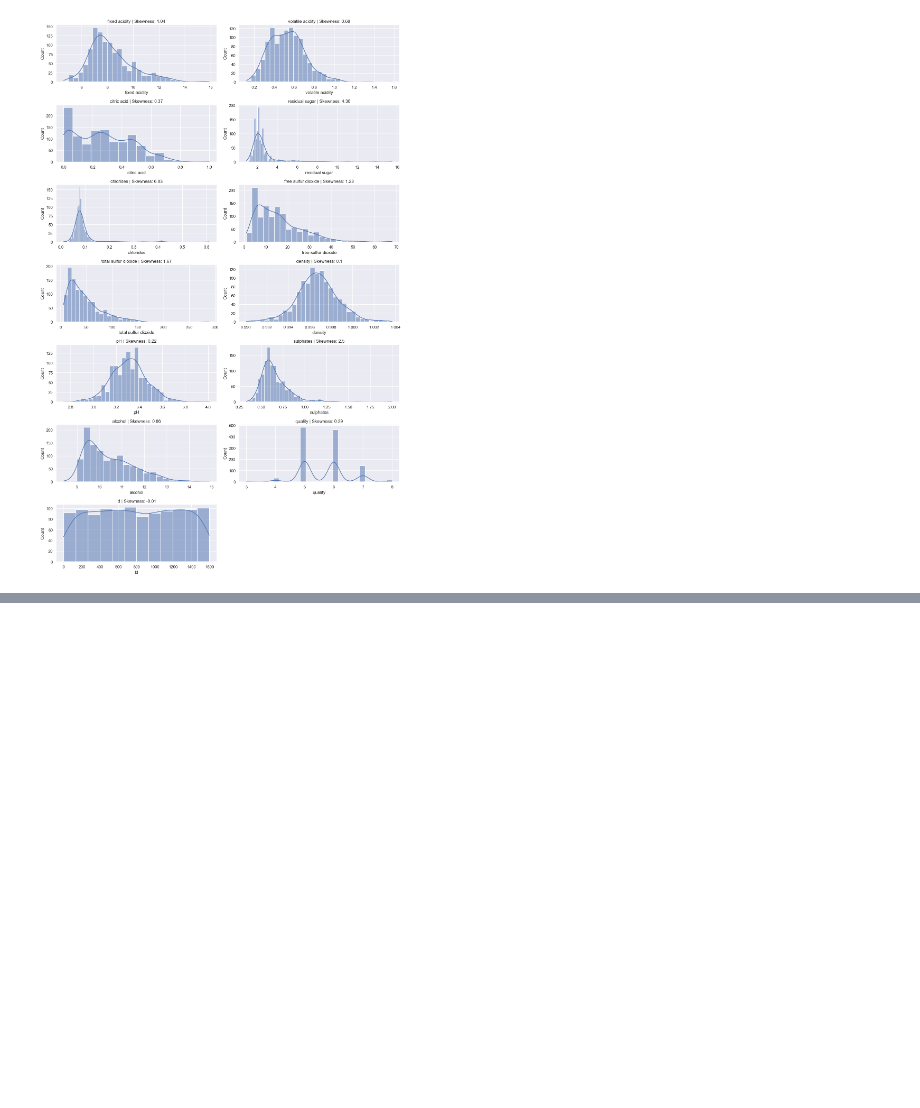
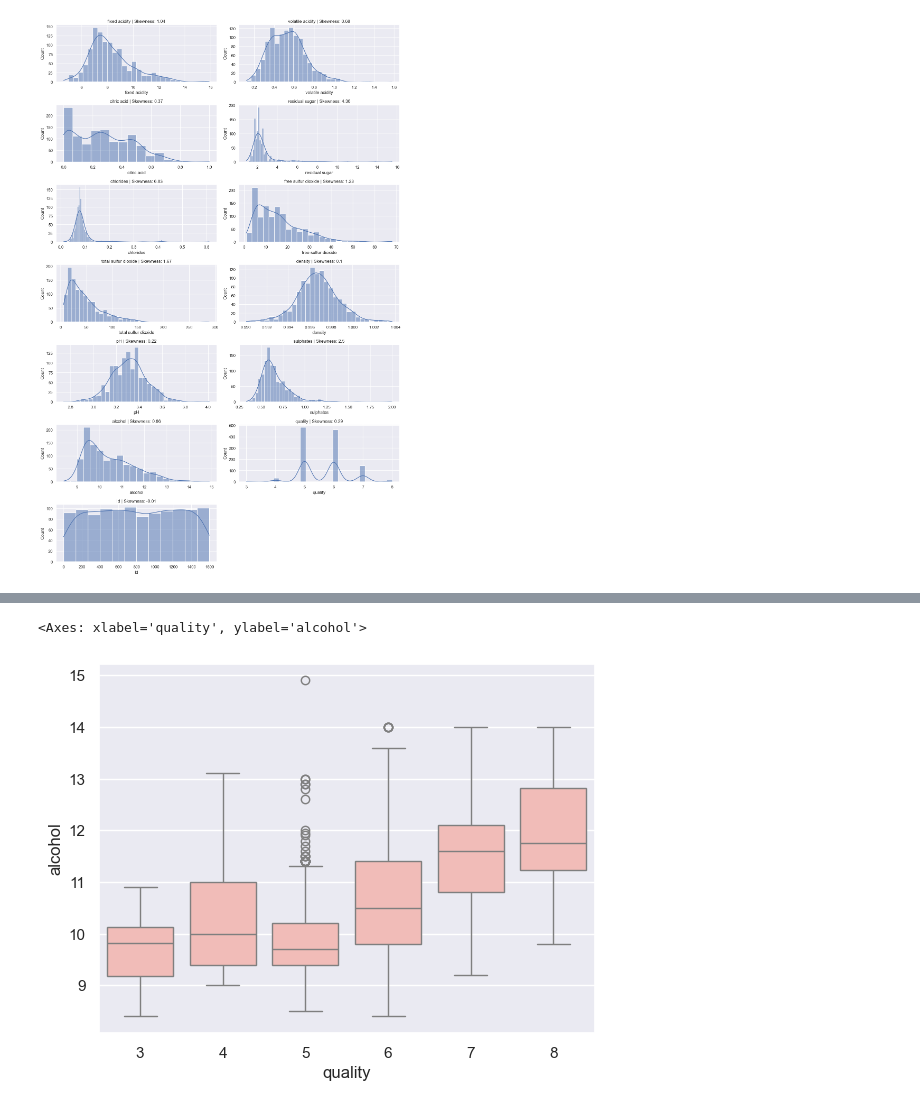
Before and after one commit to sonalkumarasinghe-ctrl/EE-Term_01, a Jupyter notebook: Session 3/bottle_quality.ipynb, the cells around one changed output, grey strips where cells are left out. Cells and saved outputs as stored; diff of their text form; code cells hidden in the pictures; blank space fills up the shorter version.

```diff
--- a/Session 3/bottle_quality.ipynb
+++ b/Session 3/bottle_quality.ipynb
@@ -60,0 +78,5 @@ plt.show()
+# %%
+sns.boxplot(x='quality', y='alcohol', data=input_data)
+# %% [output]
+<Axes: xlabel='quality', ylabel='alcohol'>
+[figure, added]
```
Also changed, not shown: parts of 9 cells of this notebook.
